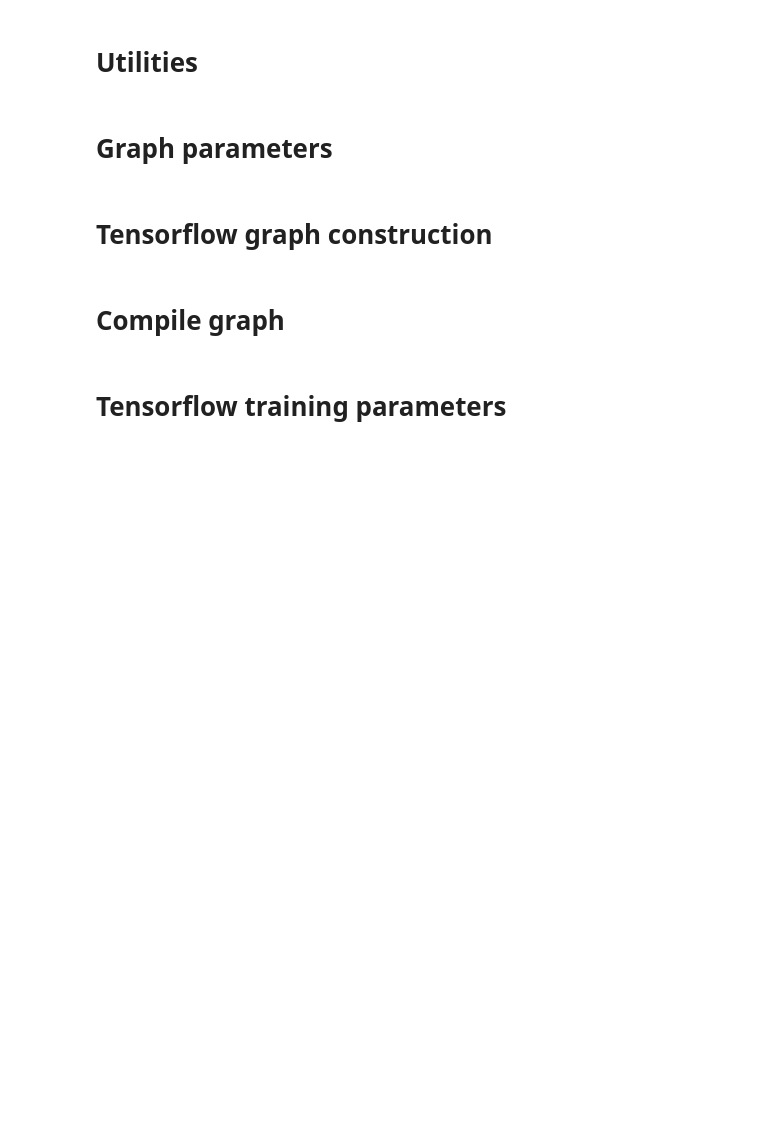
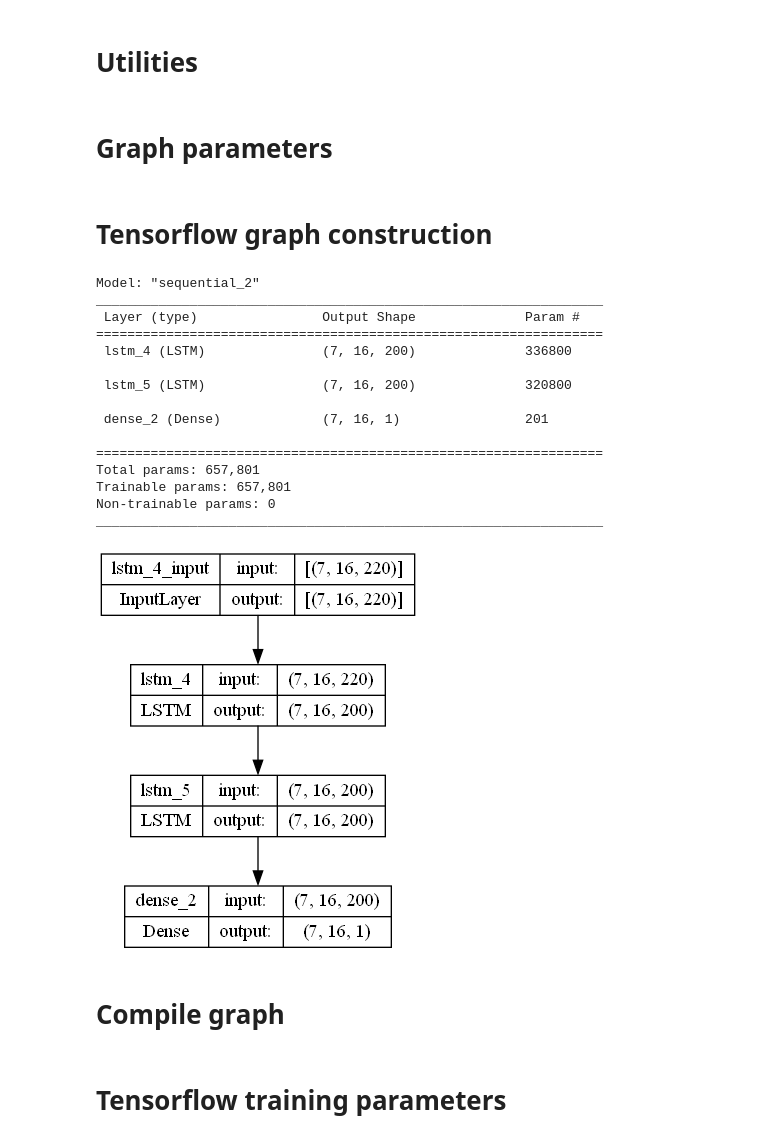
Before and after one commit to georgeyoumansjr/ai-on-z-fraud-detection, a Jupyter notebook: ccf_220_keras_lstm_static-OS.ipynb, the cells around one changed output. Cells and saved outputs as stored; diff of their text form; code cells hidden in the pictures; blank space fills up the shorter version.

```diff
--- a/ccf_220_keras_lstm_static-OS.ipynb
+++ b/ccf_220_keras_lstm_static-OS.ipynb
@@ -105,7 +106,10 @@ create_test_sample(tdf, validate_indices[:100000]) # Uncomment this line to gene
 # %%
 def timeEncoder(X):
     X_hm = X['Time'].str.split(':', expand=True)
-    d = pd.to_datetime(dict(year=X['Year'],month=X['Month'],day=X['Day'],hour=X_hm[0],minute=X_hm[1])).astype(int)
+    d = pd.to_datetime(dict(year=X['Year'],month=X['Month'],day=X['Day'],hour=X_hm[0],minute=X_hm[1]))
+    d = d.values.astype(int)
+    print(d.dtype)
+    d = d.astype(int)
     return pd.DataFrame(d)
 
 def amtEncoder(X):
@@ -134,21 +138,21 @@ from sklearn.preprocessing import MinMaxScaler
 from sklearn.preprocessing import LabelBinarizer
 from sklearn.impute import SimpleImputer
 # %%
-mapper = DataFrameMapper([(['Year','Month','Day','Time'], [FunctionTransformer(timeEncoder), MinMaxScaler()]),
-#     ('Is Fraud?', FunctionTransformer(fraudEncoder)),
-#                           (['Merchant State'], [SimpleImputer(strategy='constant'), FunctionTransformer(np.ravel),
-#                                                LabelEncoder(), FunctionTransformer(decimalEncoder), OneHotEncoder()]),
-#                           (['Zip'], [SimpleImputer(strategy='constant'), FunctionTransformer(np.ravel),
-#                                      FunctionTransformer(decimalEncoder), OneHotEncoder()]),
-#                           ('Merchant Name', [LabelEncoder(), FunctionTransformer(decimalEncoder), OneHotEncoder()]),
-#                           ('Merchant City', [LabelEncoder(), FunctionTransformer(decimalEncoder), OneHotEncoder()]),
-#                           ('MCC', [LabelEncoder(), FunctionTransformer(decimalEncoder), OneHotEncoder()]),
-#                           (['Use Chip'], [SimpleImputer(strategy='constant'), LabelBinarizer()]),
-#                           (['Errors?'], [SimpleImputer(strategy='constant'), LabelBinarizer()]),
-
-#                           ('Amount', [FunctionTransformer(amtEncoder), MinMaxScaler()])
+mapper = DataFrameMapper([
+    ('Is Fraud?', FunctionTransformer(fraudEncoder)),
+                          (['Merchant State'], [SimpleImputer(strategy='constant'), FunctionTransformer(np.ravel),
+                                               LabelEncoder(), FunctionTransformer(decimalEncoder), OneHotEncoder()]),
+                          (['Zip'], [SimpleImputer(strategy='constant'), FunctionTransformer(np.ravel),
+                                     FunctionTransformer(decimalEncoder), OneHotEncoder()]),
+                          ('Merchant Name', [LabelEncoder(), FunctionTransformer(decimalEncoder), OneHotEncoder()]),
+                          ('Merchant City', [LabelEncoder(), FunctionTransformer(decimalEncoder), OneHotEncoder()]),
+                          ('MCC', [LabelEncoder(), FunctionTransformer(decimalEncoder), OneHotEncoder()]),
+                          (['Use Chip'], [SimpleImputer(strategy='constant'), LabelBinarizer()]),
+                          (['Errors?'], [SimpleImputer(strategy='constant'), LabelBinarizer()]),
+                          (['Year','Month','Day','Time'], [FunctionTransformer(timeEncoder), MinMaxScaler()]),
+                          ('Amount', [FunctionTransformer(amtEncoder), MinMaxScaler()])
                          ], input_df=True, df_out=True)
 mapper.fit(tdf)
 
-joblib.dump(mapper, open(os.path.join(save_dir,'fitted_mapper.pkl'),'wb'))
+joblib.dump(mapper, open('fitted_mapper.pkl','wb'))
 # %% [output]
@@ -156,5 +160,5 @@ AttributeError: ['Year', 'Month', 'Day', 'Time']: 'numpy.ndarray' object has no
 # %%
-mapper = joblib.load(open(os.path.join(save_dir,'fitted_mapper.pkl'),'rb'))
+mapper = joblib.load(open('fitted_mapper.pkl','rb'))
 # %% [markdown]
 # Do a transform on one row to get number of mapped features (including label)
 # %%
@@ -234,15 +241,32 @@ output_size = 1
 # %%
 batch_size = 16
 tf_input = ([batch_size, input_size])
 
 lstm_model = tf.keras.models.Sequential([
     tf.keras.layers.LSTM(units[0], input_shape=tf_input, batch_size=7, time_major=True, return_sequences=True),
     tf.keras.layers.LSTM(units[1], return_sequences=True, time_major=True),
     tf.keras.layers.Dense(output_size, activation='sigmoid')
 ])
 
 lstm_model.summary()
-tf.keras.utils.plot_model(lstm_model, 'model.png', show_shapes=True)
+tf.keras.utils.plot_model(lstm_model, 'modelLS.png', show_shapes=True)
+# %% [output]
+Model: "sequential_2"
+_________________________________________________________________
+ Layer (type)                Output Shape              Param #
+=================================================================
+ lstm_4 (LSTM)               (7, 16, 200)              336800
+
+ lstm_5 (LSTM)               (7, 16, 200)              320800
+
+ dense_2 (Dense)             (7, 16, 1)                201
+
+=================================================================
+Total params: 657,801
+Trainable params: 657,801
+Non-trainable params: 0
+_________________________________________________________________
+[figure, added]
 # %%
 metrics=['accuracy',
     TP(name='TP'),
```
Also changed, not shown: parts of 6 cells of this notebook, 11 other files.
